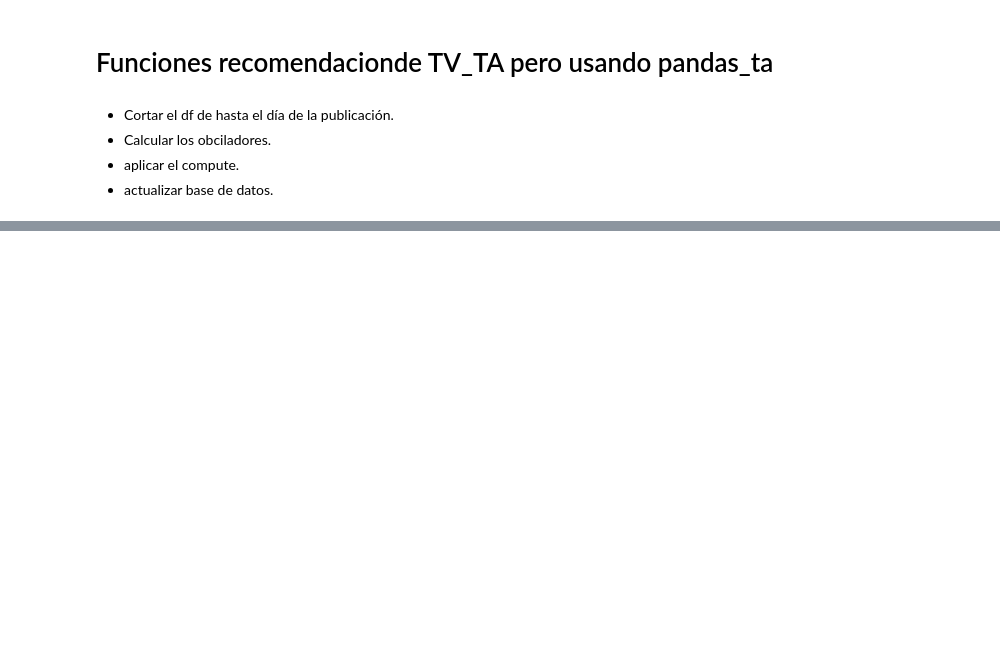
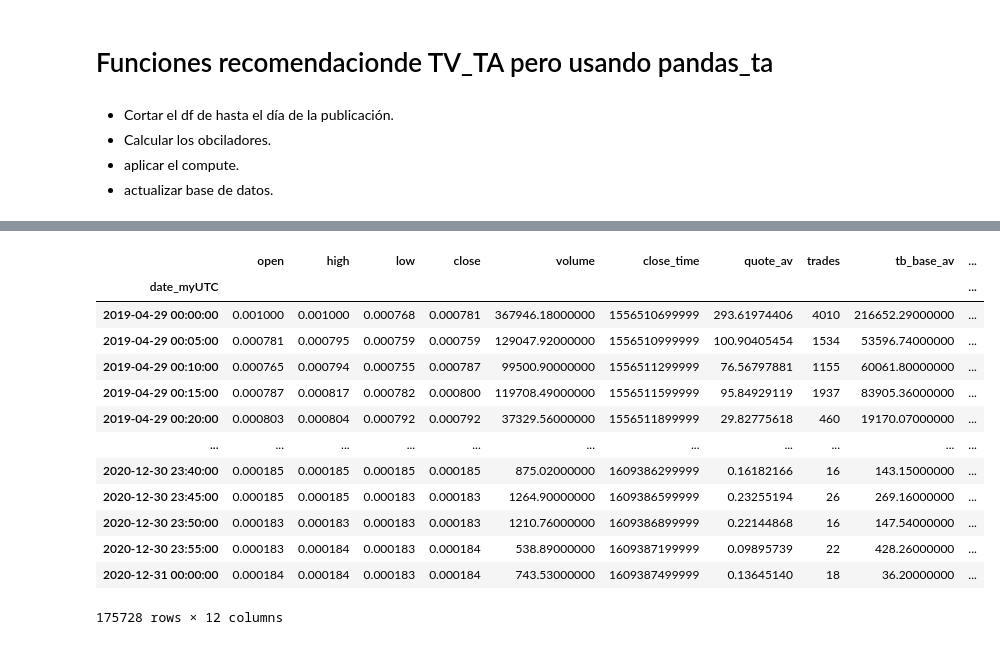
Before and after one commit to joankenobi/analisis_de_datos_copy_trading, a Jupyter notebook: Proyecto/notebooks/analisis_de_datos_prueba.ipynb, the cells around one changed output, grey strips where cells are left out. Saved outputs shown, nothing was run; the diff lists cells and outputs as text; code cells hidden in the pictures; blank space fills up the shorter version.

```diff
--- a/Proyecto/notebooks/analisis_de_datos_prueba.ipynb
+++ b/Proyecto/notebooks/analisis_de_datos_prueba.ipynb
@@ -1232,0 +1337,17 @@ class Compute:
+# %%
+df_symbol.first("2Y")
+# %% [output]
+|  | open | high | low | close | volume | close_time | quote_av | trades | tb_base_av | ... |
+| date_myUTC |  |  |  |  |  |  |  |  |  | ... |
+| 2019-04-29 00:00:00 | 0.001000 | 0.001000 | 0.000768 | 0.000781 | 367946.18000000 | 1556510699999 | 293.61974406 | 4010 | 216652.29000000 | ... |
+| 2019-04-29 00:05:00 | 0.000781 | 0.000795 | 0.000759 | 0.000759 | 129047.92000000 | 1556510999999 | 100.90405454 | 1534 | 53596.74000000 | ... |
+| 2019-04-29 00:10:00 | 0.000765 | 0.000794 | 0.000755 | 0.000787 | 99500.90000000 | 1556511299999 | 76.56797881 | 1155 | 60061.80000000 | ... |
+| 2019-04-29 00:15:00 | 0.000787 | 0.000817 | 0.000782 | 0.000800 | 119708.49000000 | 1556511599999 | 95.84929119 | 1937 | 83905.36000000 | ... |
+| 2019-04-29 00:20:00 | 0.000803 | 0.000804 | 0.000792 | 0.000792 | 37329.56000000 | 1556511899999 | 29.82775618 | 460 | 19170.07000000 | ... |
+| ... | ... | ... | ... | ... | ... | ... | ... | ... | ... | ... |
+| 2020-12-30 23:40:00 | 0.000185 | 0.000185 | 0.000185 | 0.000185 | 875.02000000 | 1609386299999 | 0.16182166 | 16 | 143.15000000 | ... |
+| 2020-12-30 23:45:00 | 0.000185 | 0.000185 | 0.000183 | 0.000183 | 1264.90000000 | 1609386599999 | 0.23255194 | 26 | 269.16000000 | ... |
+| 2020-12-30 23:50:00 | 0.000183 | 0.000183 | 0.000183 | 0.000183 | 1210.76000000 | 1609386899999 | 0.22144868 | 16 | 147.54000000 | ... |
+| 2020-12-30 23:55:00 | 0.000183 | 0.000184 | 0.000183 | 0.000184 | 538.89000000 | 1609387199999 | 0.09895739 | 22 | 428.26000000 | ... |
+| 2020-12-31 00:00:00 | 0.000184 | 0.000184 | 0.000183 | 0.000184 | 743.53000000 | 1609387499999 | 0.13645140 | 18 | 36.20000000 | ... |
+175728 rows × 12 columns
```
Also changed, not shown: parts of 14 cells of this notebook.
